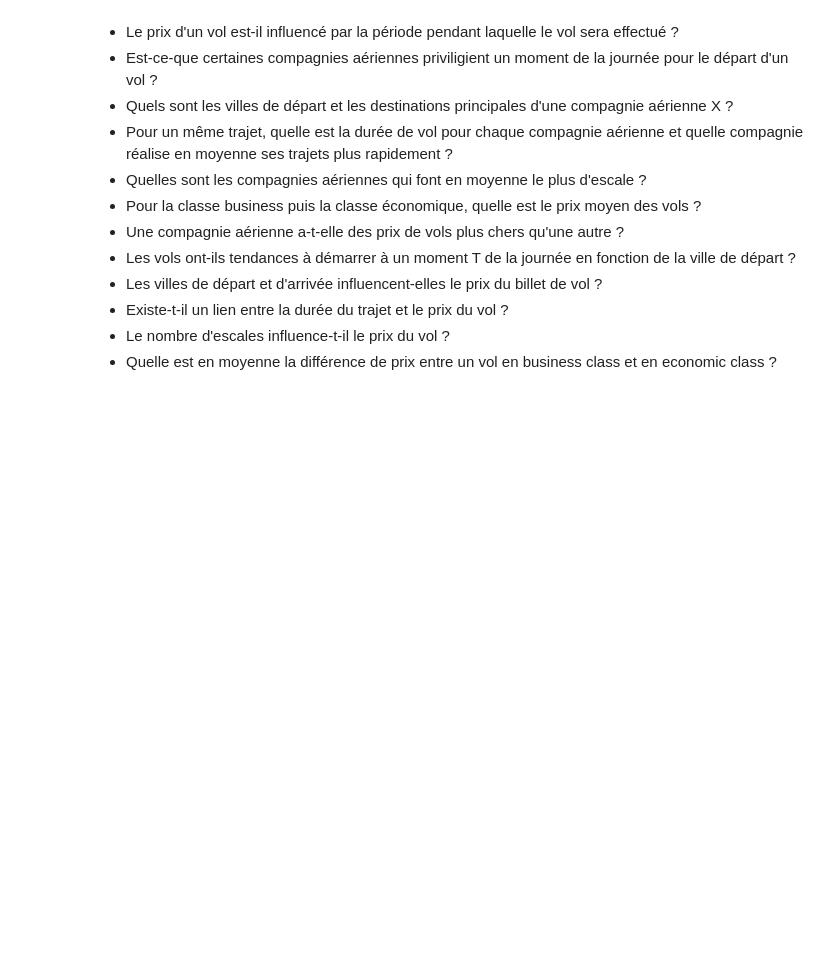
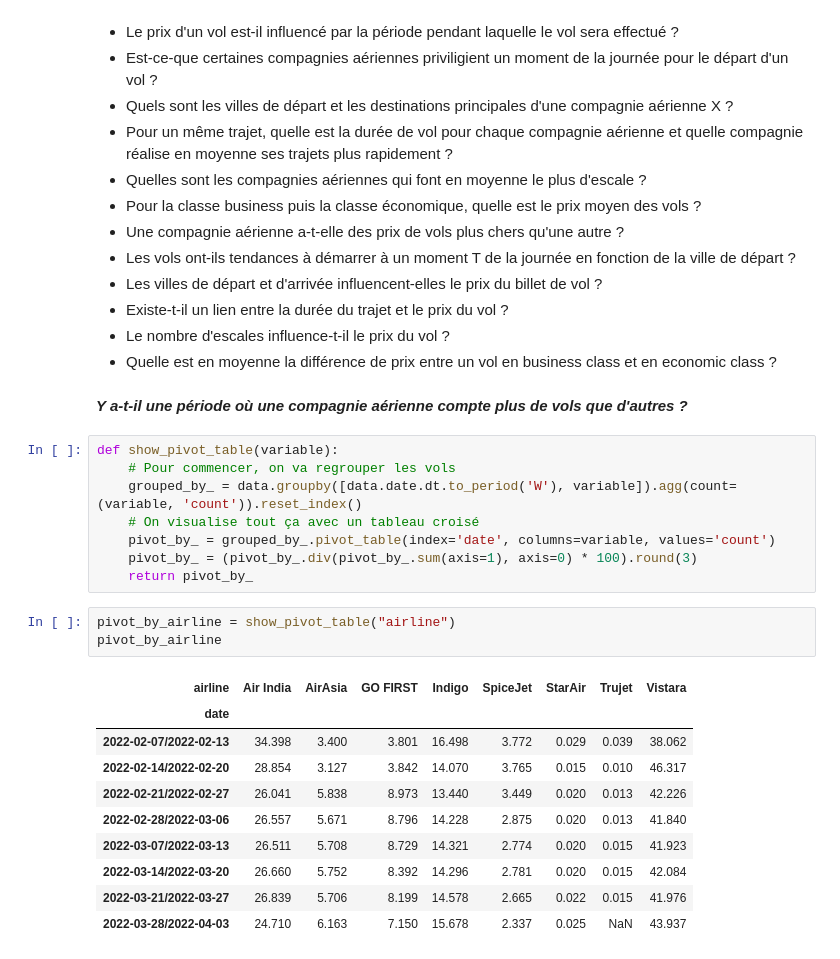
Before and after one commit to chanwinharold/Prevision_du_prix_des_vols, a Jupyter notebook: notebooks/02_exploratory_analysis.ipynb, the cells around one changed output. Saved outputs shown, nothing was run; the diff lists cells and outputs as text; blank space fills up the shorter version.

```diff
--- a/notebooks/02_exploratory_analysis.ipynb
+++ b/notebooks/02_exploratory_analysis.ipynb
@@ -358,3 +349,27 @@ Avant de se lancer dans cette étape, commençons par exposer les questions auqu
 - Existe-t-il un lien entre la durée du trajet et le prix du vol ?
 - Le nombre d'escales influence-t-il le prix du vol ?
 - Quelle est en moyenne la différence de prix entre un vol en business class et en economic class ?
+# %% [markdown]
+***Y a-t-il une période où une compagnie aérienne compte plus de vols que d'autres ?***
+# %%
+def show_pivot_table(variable):
+    # Pour commencer, on va regrouper les vols
+    grouped_by_ = data.groupby([data.date.dt.to_period('W'), variable]).agg(count=(variable, 'count')).reset_index()
+    # On visualise tout ça avec un tableau croisé
+    pivot_by_ = grouped_by_.pivot_table(index='date', columns=variable, values='count')
+    pivot_by_ = (pivot_by_.div(pivot_by_.sum(axis=1), axis=0) * 100).round(3)
+    return pivot_by_
+# %%
+pivot_by_airline = show_pivot_table("airline")
+pivot_by_airline
+# %% [output]
+| airline | Air India | AirAsia | GO FIRST | Indigo | SpiceJet | StarAir | Trujet | Vistara |
+| date |  |  |  |  |  |  |  |  |
+| 2022-02-07/2022-02-13 | 34.398 | 3.400 | 3.801 | 16.498 | 3.772 | 0.029 | 0.039 | 38.062 |
+| 2022-02-14/2022-02-20 | 28.854 | 3.127 | 3.842 | 14.070 | 3.765 | 0.015 | 0.010 | 46.317 |
+| 2022-02-21/2022-02-27 | 26.041 | 5.838 | 8.973 | 13.440 | 3.449 | 0.020 | 0.013 | 42.226 |
+| 2022-02-28/2022-03-06 | 26.557 | 5.671 | 8.796 | 14.228 | 2.875 | 0.020 | 0.013 | 41.840 |
+| 2022-03-07/2022-03-13 | 26.511 | 5.708 | 8.729 | 14.321 | 2.774 | 0.020 | 0.015 | 41.923 |
+| 2022-03-14/2022-03-20 | 26.660 | 5.752 | 8.392 | 14.296 | 2.781 | 0.020 | 0.015 | 42.084 |
+| 2022-03-21/2022-03-27 | 26.839 | 5.706 | 8.199 | 14.578 | 2.665 | 0.022 | 0.015 | 41.976 |
+| 2022-03-28/2022-04-03 | 24.710 | 6.163 | 7.150 | 15.678 | 2.337 | 0.025 | NaN | 43.937 |
```
Also changed, not shown: parts of 12 cells of this notebook.
